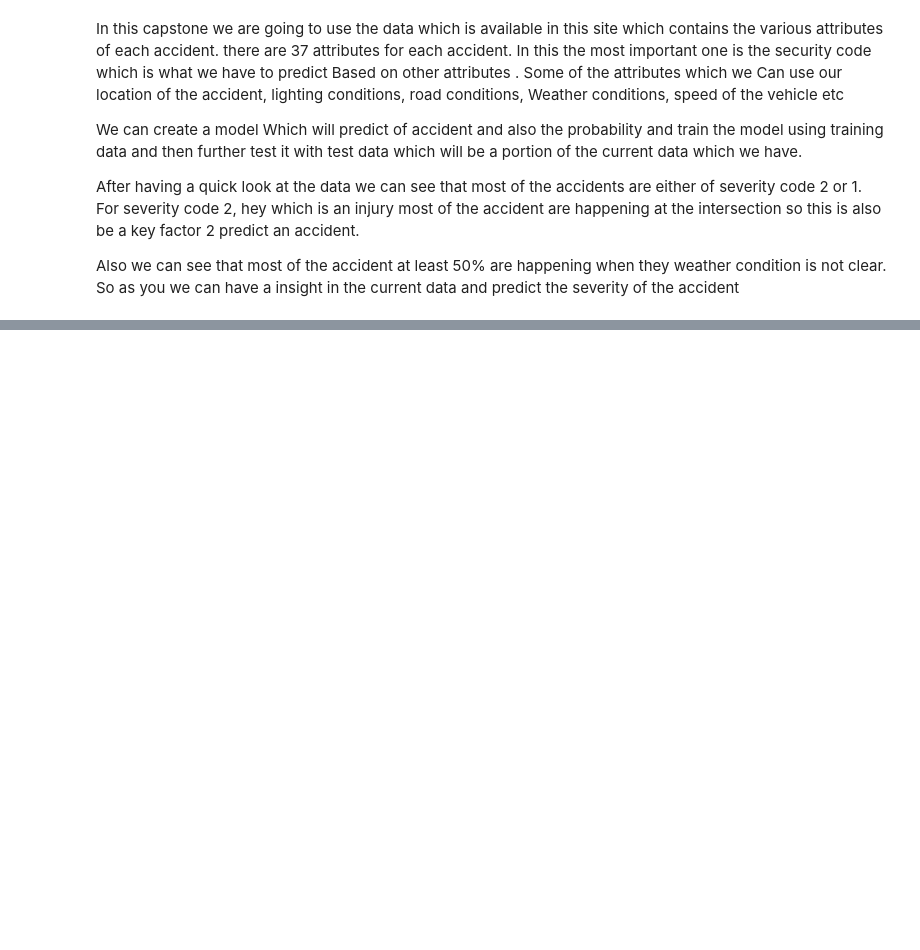
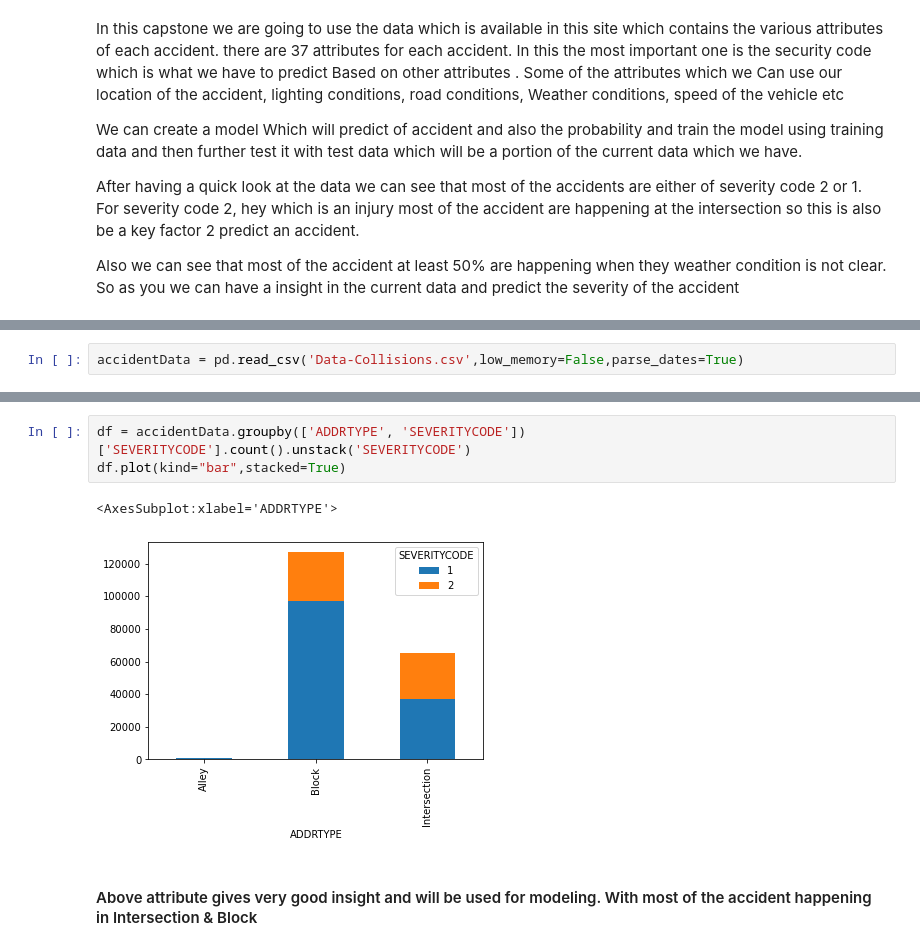
Before and after one commit to bikaskar/Coursera_Capstone, a Jupyter notebook: AccidentAnalysis/Project_AccidentAnalysis.ipynb, the cells around one changed output, grey strips where cells are left out. Saved outputs shown, nothing was run; the diff lists cells and outputs as text; blank space fills up the shorter version.

```diff
--- a/AccidentAnalysis/Project_AccidentAnalysis.ipynb
+++ b/AccidentAnalysis/Project_AccidentAnalysis.ipynb
@@ -16,0 +25,2 @@ Also we can see that most of the accident at least 50% are happening when they w
+# %%
+accidentData = pd.read_csv('Data-Collisions.csv',low_memory=False,parse_dates=True)
@@ -16,0 +92,8 @@ Also we can see that most of the accident at least 50% are happening when they w
+# %%
+df = accidentData.groupby(['ADDRTYPE', 'SEVERITYCODE'])['SEVERITYCODE'].count().unstack('SEVERITYCODE')
+df.plot(kind="bar",stacked=True)
+# %% [output]
+<AxesSubplot:xlabel='ADDRTYPE'>
+[figure, added]
+# %% [markdown]
+#### Above attribute gives very good insight and will be used for modeling. With most of the accident happening in Intersection & Block
```
Also changed, not shown: parts of 87 cells of this notebook.
